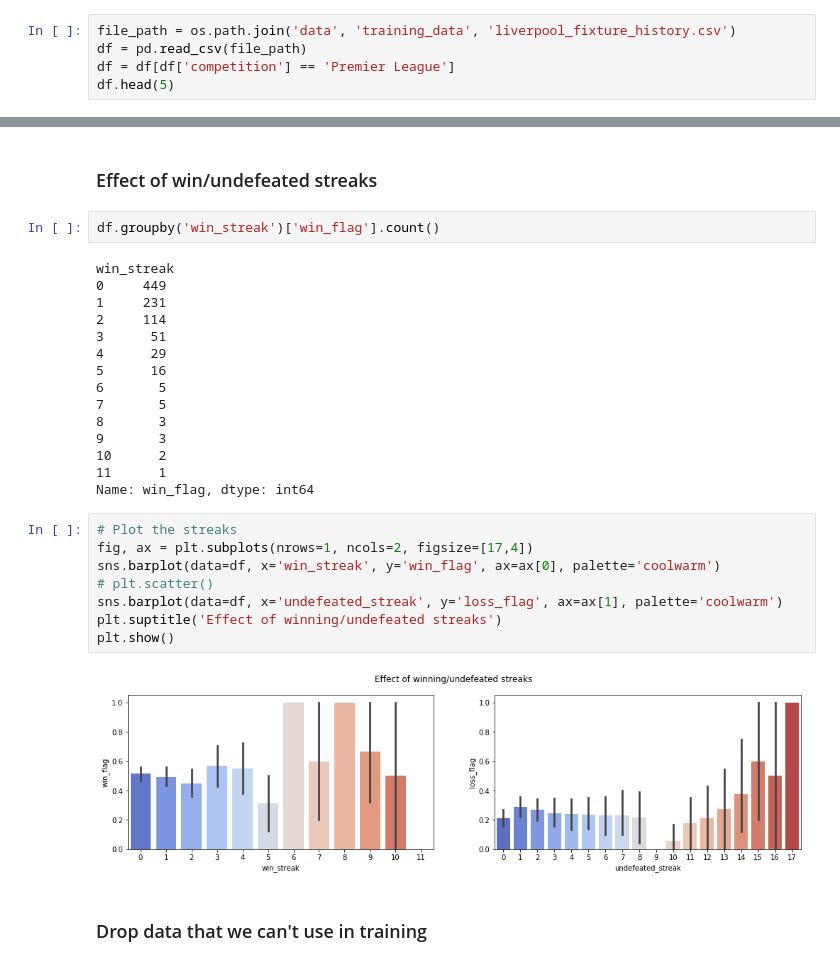
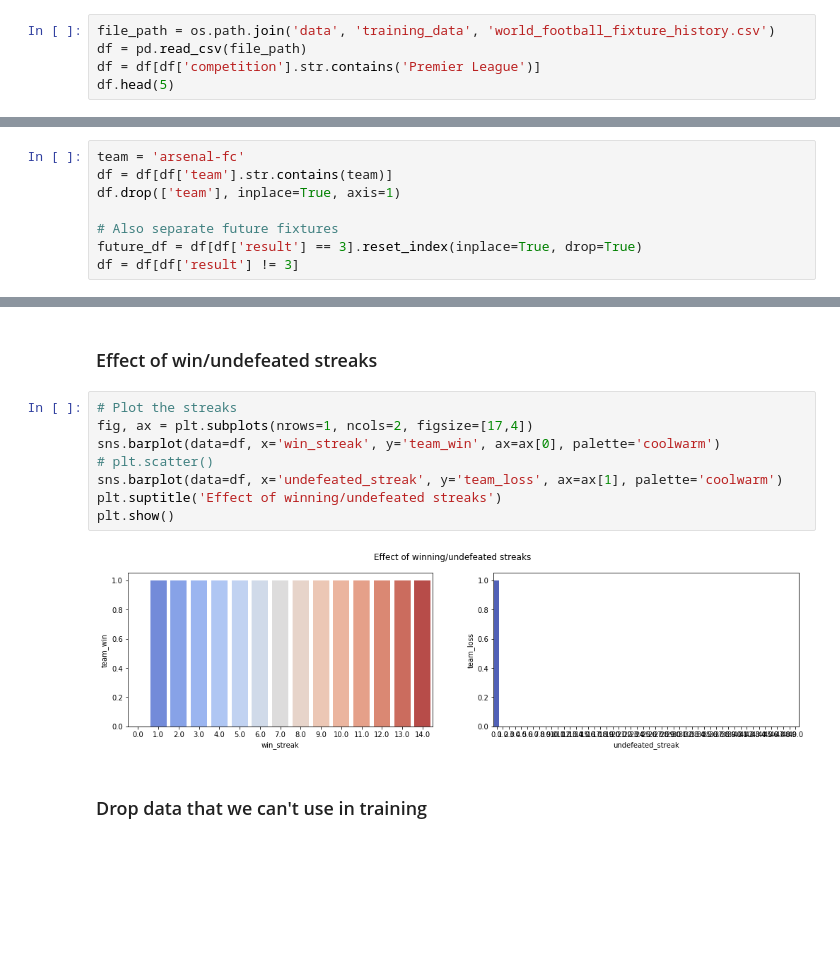
Before and after one commit to shep312/liverpool-predictions, a Jupyter notebook: gbm_main.ipynb, the cells around one changed output, grey strips where cells are left out. Cells and saved outputs as stored; diff of their text form; blank space fills up the shorter version.

Commit message:
Generalised model to work for any team

```diff
--- a/gbm_main.ipynb
+++ b/gbm_main.ipynb
@@ -16,8 +16,8 @@ Attempt to build a model to predict the result of a liverpool game
 
 Currently only interested in the Premier League, so limit the data to that for now
 # %%
-file_path = os.path.join('data', 'training_data', 'liverpool_fixture_history.csv')
+file_path = os.path.join('data', 'training_data', 'world_football_fixture_history.csv')
 df = pd.read_csv(file_path)
-df = df[df['competition'] == 'Premier League']
+df = df[df['competition'].str.contains('Premier League')]
 df.head(5)
 # %% [output]
@@ -96,3 +100,11 @@ df.head()
+# %%
+team = 'arsenal-fc'
+df = df[df['team'].str.contains(team)]
+df.drop(['team'], inplace=True, axis=1)
+
+# Also separate future fixtures
+future_df = df[df['result'] == 3].reset_index(inplace=True, drop=True)
+df = df[df['result'] != 3]
 # %% [markdown]
 
 
@@ -163,33 +176,16 @@ plt.show()
 So home advantage has the strongest linear relationship by a way, and appears to be most important on Fridays! Perhaps more interesting is that it matters more on Saturday than Sunday (`weekday = 4`)
 # %% [markdown]
 ### Effect of win/undefeated streaks
-# %%
-df.groupby('win_streak')['win_flag'].count()
-# %% [output]
-win_streak
-0     449
-1     231
-2     114
-3      51
-4      29
-5      16
-6       5
-7       5
-8       3
-9       3
-10      2
-11      1
-Name: win_flag, dtype: int64
 # %%
 # Plot the streaks
 fig, ax = plt.subplots(nrows=1, ncols=2, figsize=[17,4])
-sns.barplot(data=df, x='win_streak', y='win_flag', ax=ax[0], palette='coolwarm')
+sns.barplot(data=df, x='win_streak', y='team_win', ax=ax[0], palette='coolwarm')
 # plt.scatter()
-sns.barplot(data=df, x='undefeated_streak', y='loss_flag', ax=ax[1], palette='coolwarm')
+sns.barplot(data=df, x='undefeated_streak', y='team_loss', ax=ax[1], palette='coolwarm')
 plt.suptitle('Effect of winning/undefeated streaks')
 plt.show()
 # %% [output]
-[figure, old version]
+[figure, new version]
 # %% [markdown]
 ### Drop data that we can't use in training
 # %%
```
Also changed, not shown: parts of 27 cells of this notebook, 5 other files.
